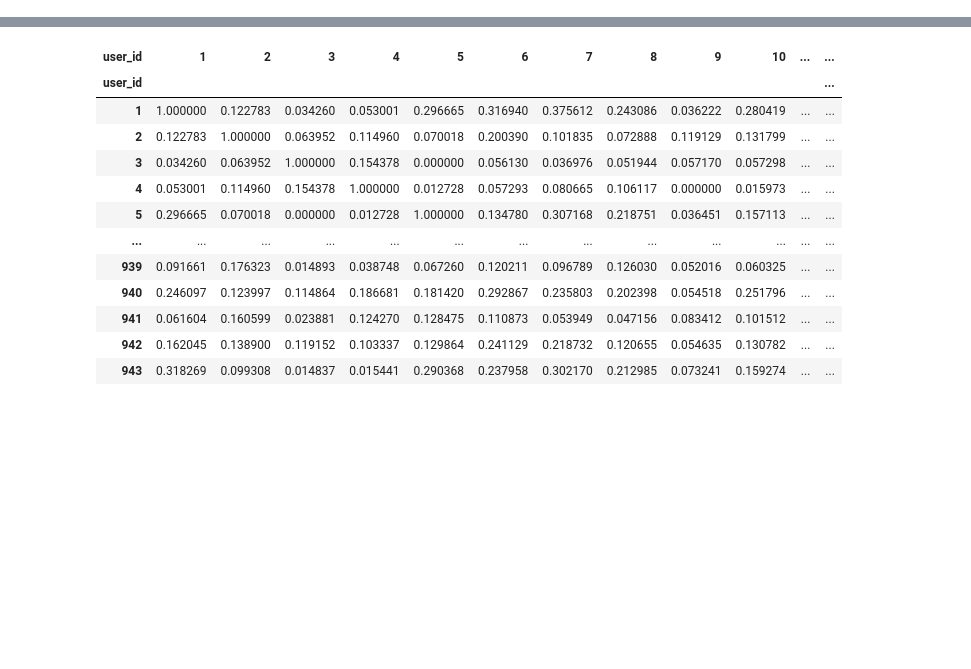
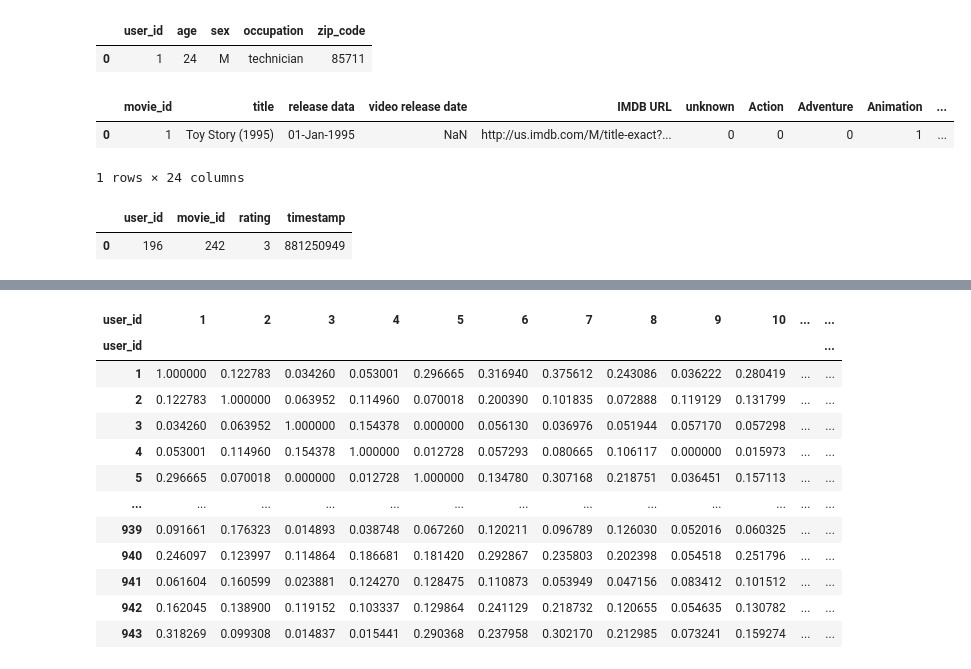
Before and after one commit to cheonsol-lee/recsys_tutorial, a Jupyter notebook: chap3_CF.ipynb, the cells around one changed output, grey strips where cells are left out. Cells and saved outputs as stored; diff of their text form; code cells hidden in the pictures; blank space fills up the shorter version.

```diff
--- a/chap3_CF.ipynb
+++ b/chap3_CF.ipynb
@@ -5,6 +5,18 @@ import numpy as np
 users = pd.read_csv('./data/users.dat')
 movies = pd.read_csv('./data/movies.dat')
 ratings = pd.read_csv('./data/ratings.dat')
+# %%
+display(users.head(1))
+display(movies.head(1))
+display(ratings.head(1))
+# %% [output]
+|  | user_id | age | sex | occupation | zip_code |
+| 0 | 1 | 24 | M | technician | 85711 |
+|  | movie_id | title | release data | video release date | IMDB URL | unknown | Action | Adventure | Animation | ... |
+| 0 | 1 | Toy Story (1995) | 01-Jan-1995 | NaN | http://us.imdb.com/M/title-exact?... | 0 | 0 | 0 | 1 | ... |
+1 rows × 24 columns
+|  | user_id | movie_id | rating | timestamp |
+| 0 | 196 | 242 | 3 | 881250949 |
 # %%
 def RMSE(y_true, y_pred):
     return np.sqrt(np.mean((np.array(y_true) - np.array(y_pred)) ** 2))
```
Also changed, not shown: parts of 30 cells of this notebook.
